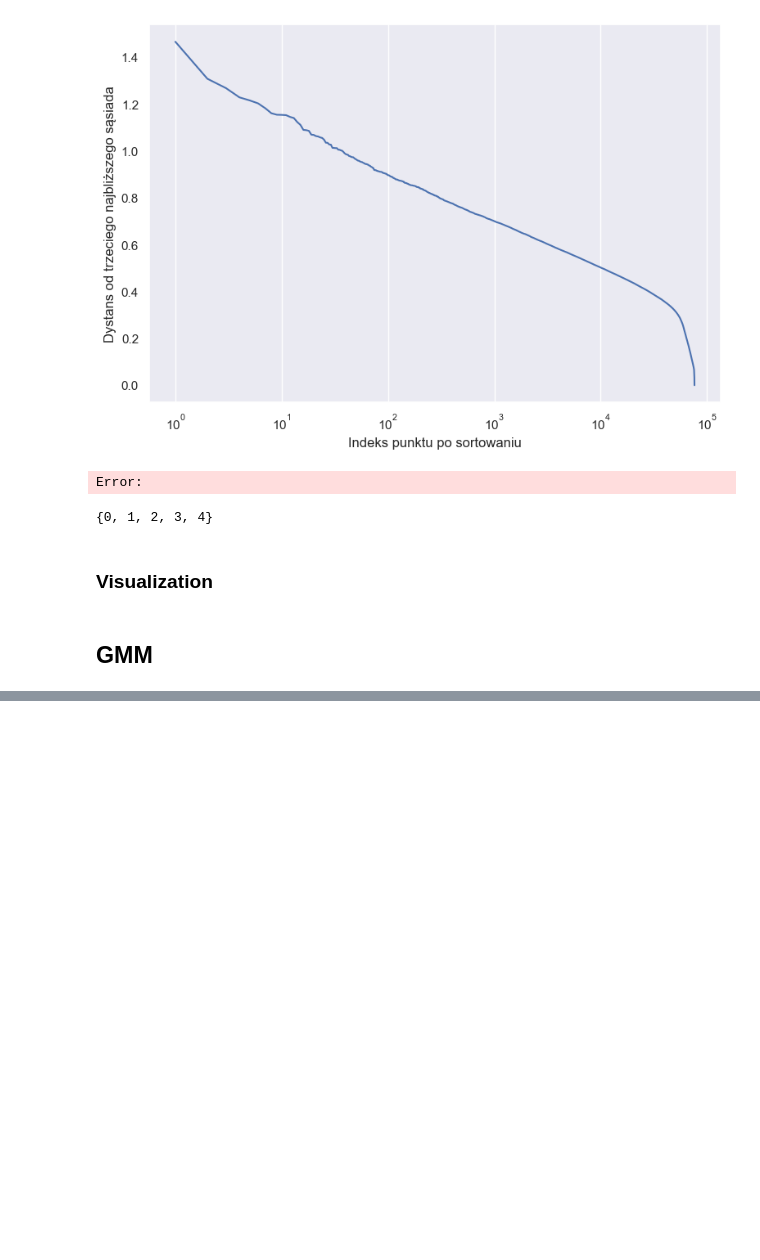
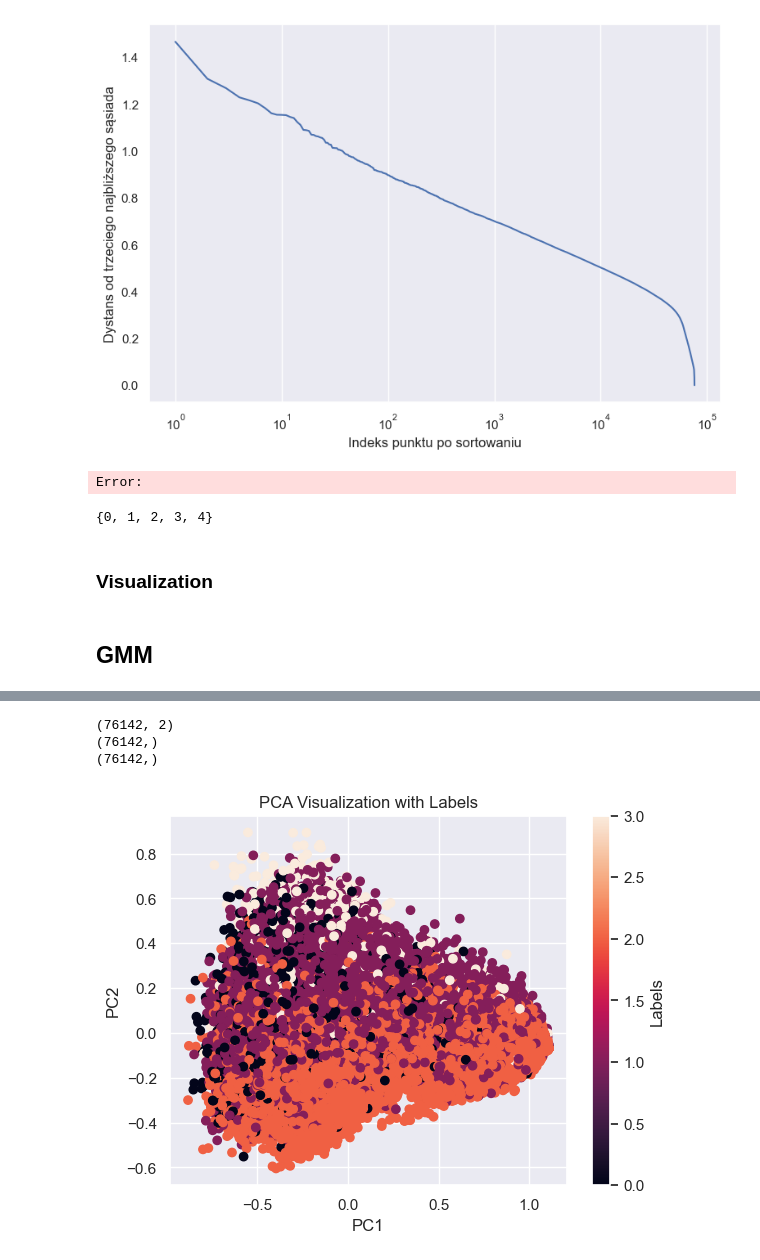
Before and after one commit to tomaszzywicki/Soccer-matches-data-analysis, a Jupyter notebook: code/KM3/models.ipynb, the cells around one changed output, grey strips where cells are left out. Drawn from its saved outputs; the diff is of its cells as text; code cells hidden in the pictures; blank space fills up the shorter version.

```diff
--- a/code/KM3/models.ipynb
+++ b/code/KM3/models.ipynb
@@ -234,0 +259,9 @@ visualize_pca_dataset_labels(df, dbs.labels_)
+# %%
+x, gmm_4 = _GMM(df, 4)
+# %%
+visualize_pca_dataset_labels(df, gmm_4.predict(x))
+# %% [output]
+(76142, 2)
+(76142,)
+(76142,)
+[figure, added]
```
Also changed, not shown: parts of 7 cells of this notebook.
